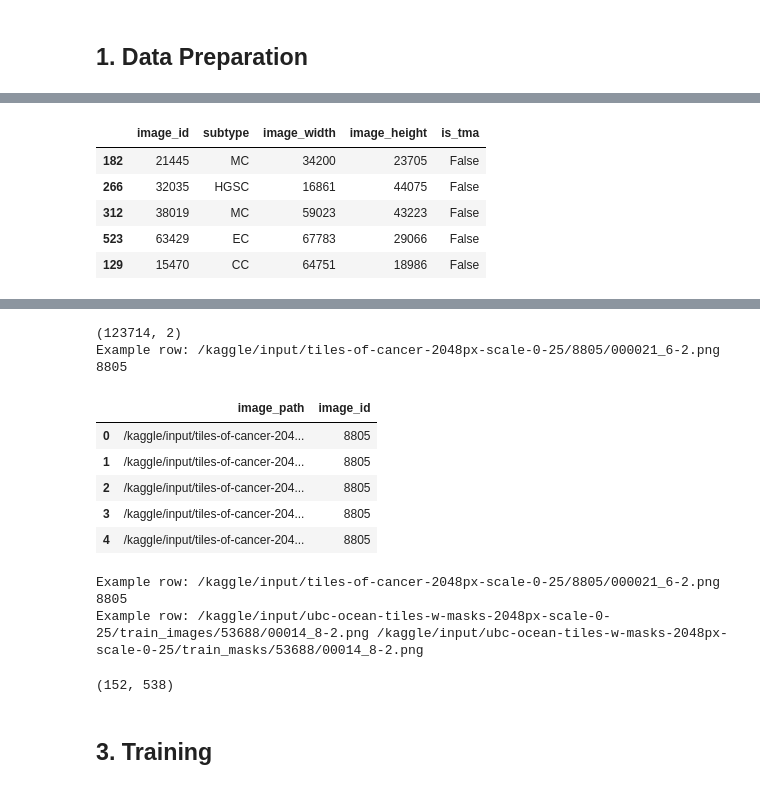
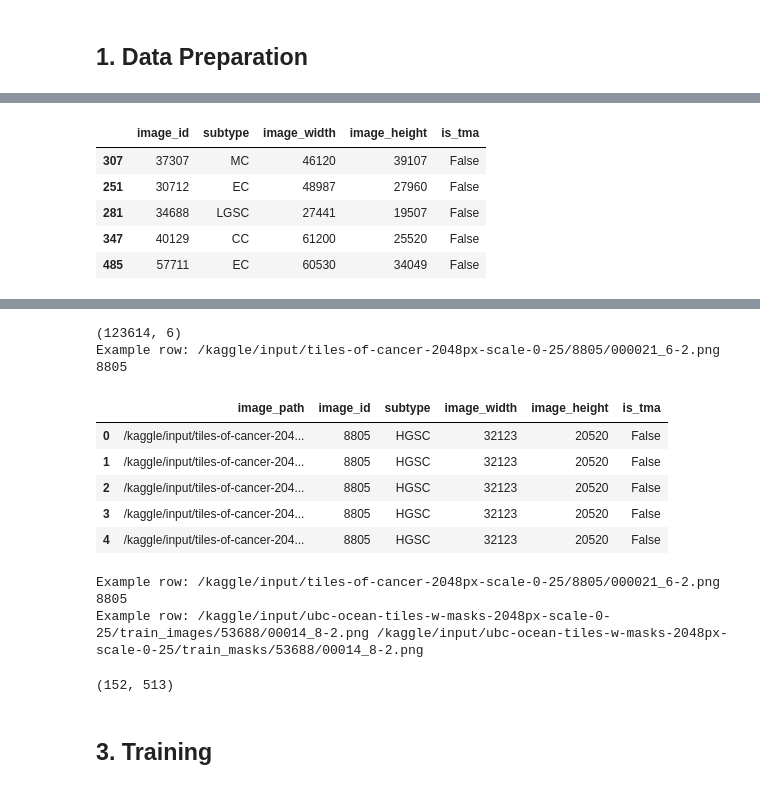
Before and after one commit to Niggl0n/UBC_Cancer_Classification, a Jupyter notebook: ubc-label-tiles-full-dataset.ipynb, the cells around one changed output, grey strips where cells are left out. Saved outputs shown, nothing was run; the diff lists cells and outputs as text; code cells hidden in the pictures.

```diff
--- a/ubc-label-tiles-full-dataset.ipynb
+++ b/ubc-label-tiles-full-dataset.ipynb
@@ -123,18 +121,18 @@ df_test.probability.hist()
 # %%
 ROOT_DIR = '/kaggle/input/UBC-OCEAN'
 TRAIN_DIR = '/kaggle/input/tiles-of-cancer-2048px-scale-0-25'
 INFER_DIR = '/kaggle/input/ubc-ocean-tiles-w-masks-2048px-scale-0-25'
 
 df_orig = pd.read_csv("/kaggle/input/UBC-OCEAN/train.csv")
 df_orig = df_orig.rename(columns={"label":"subtype"})
-df_labelled = pd.read_csv("/kaggle/input/df-tiles-025x-cancer-tissue-binary-labels/tiles_labelled_binary_cancer.csv", index_col="Unnamed: 0")
+df_true_labels = pd.read_csv("/kaggle/input/df-tiles-025x-cancer-tissue-binary-labels/tiles_labelled_binary_cancer.csv", index_col="Unnamed: 0")
 display(df_orig.sample(5))
-display(df_labelled.sample(5))
+display(df_true_labels.sample(5))
 # %% [output]
 |  | image_id | subtype | image_width | image_height | is_tma |
-| 182 | 21445 | MC | 34200 | 23705 | False |
-| 266 | 32035 | HGSC | 16861 | 44075 | False |
-| 312 | 38019 | MC | 59023 | 43223 | False |
-| 523 | 63429 | EC | 67783 | 29066 | False |
-| 129 | 15470 | CC | 64751 | 18986 | False |
+| 307 | 37307 | MC | 46120 | 39107 | False |
+| 251 | 30712 | EC | 48987 | 27960 | False |
+| 281 | 34688 | LGSC | 27441 | 19507 | False |
+| 347 | 40129 | CC | 61200 | 25520 | False |
+| 485 | 57711 | EC | 60530 | 34049 | False |
 |  | image_path | mask_path | cancer_ratio | non_cancer_ratio | label |
@@ -158,17 +156,20 @@ df_masks = prepare_df(df_labelled)
 directory_path = "/kaggle/input/tiles-of-cancer-2048px-scale-0-25"
 df_tiles_all = create_img_dataframe_from_directory(directory_path)
 df_tiles_all["image_id"] = df_tiles_all["image_id"].astype(int)
+df_tiles_all = pd.merge(df_tiles_all, df_orig, on="image_id", how="left")
+df_tiles_all = df_tiles_all[df_tiles_all.is_tma==False]
+
 print(df_tiles_all.shape)
 print("Example row:", df_tiles_all.iloc[0,0], df_tiles_all.iloc[0,1])
 display(df_tiles_all.head())
 # %% [output]
-(123714, 2)
+(123614, 6)
 Example row: /kaggle/input/tiles-of-cancer-2048px-scale-0-25/8805/000021_6-2.png 8805
-|  | image_path | image_id |
-| 0 | /kaggle/input/tiles-of-cancer-204... | 8805 |
-| 1 | /kaggle/input/tiles-of-cancer-204... | 8805 |
-| 2 | /kaggle/input/tiles-of-cancer-204... | 8805 |
-| 3 | /kaggle/input/tiles-of-cancer-204... | 8805 |
-| 4 | /kaggle/input/tiles-of-cancer-204... | 8805 |
+|  | image_path | image_id | subtype | image_width | image_height | is_tma |
+| 0 | /kaggle/input/tiles-of-cancer-204... | 8805 | HGSC | 32123 | 20520 | False |
+| 1 | /kaggle/input/tiles-of-cancer-204... | 8805 | HGSC | 32123 | 20520 | False |
+| 2 | /kaggle/input/tiles-of-cancer-204... | 8805 | HGSC | 32123 | 20520 | False |
+| 3 | /kaggle/input/tiles-of-cancer-204... | 8805 | HGSC | 32123 | 20520 | False |
+| 4 | /kaggle/input/tiles-of-cancer-204... | 8805 | HGSC | 32123 | 20520 | False |
 # %%
 print("Example row:", df_tiles_all.iloc[0,0], df_tiles_all.iloc[0,1])
@@ -177,6 +178,6 @@ print("Example row:", df_masks.iloc[0,0], df_masks.iloc[0,1])
 Example row: /kaggle/input/tiles-of-cancer-2048px-scale-0-25/8805/000021_6-2.png 8805
 Example row: /kaggle/input/ubc-ocean-tiles-w-masks-2048px-scale-0-25/train_images/53688/00014_8-2.png /kaggle/input/ubc-ocean-tiles-w-masks-2048px-scale-0-25/train_masks/53688/00014_8-2.png
 # %%
-df_masks["image_id"].nunique(), df_tiles_all["image_id"].nunique()
+df_true_labels["image_id"].nunique(), df_tiles_all["image_id"].nunique(), df_test["image_id"].nunique()
 # %% [output]
-(152, 538)
+(152, 513)
```
Also changed, not shown: parts of 18 cells of this notebook.
